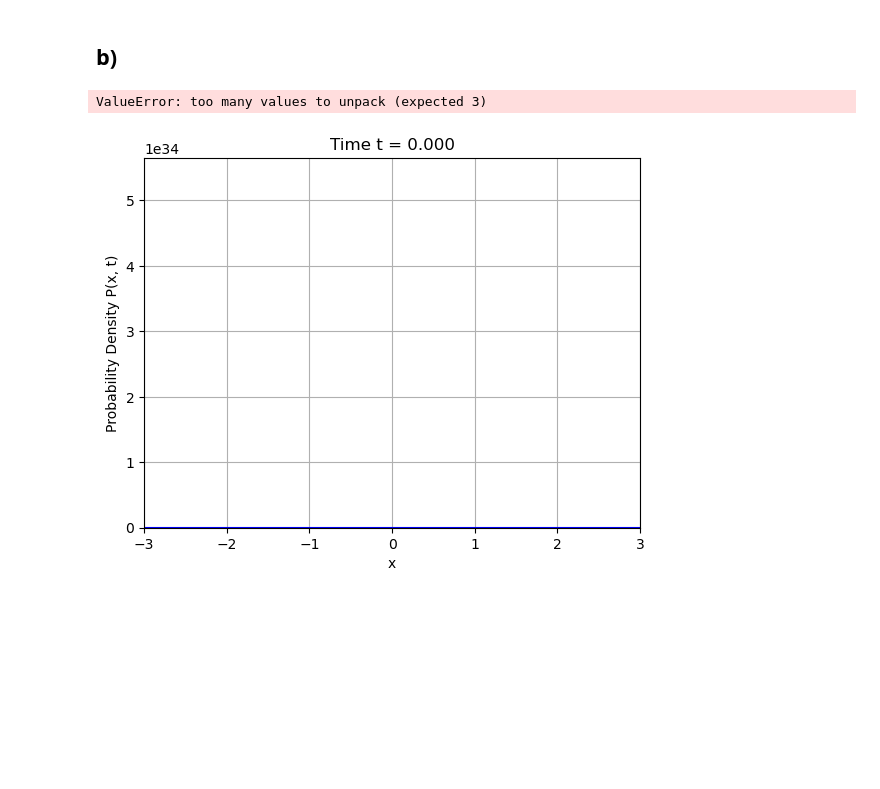
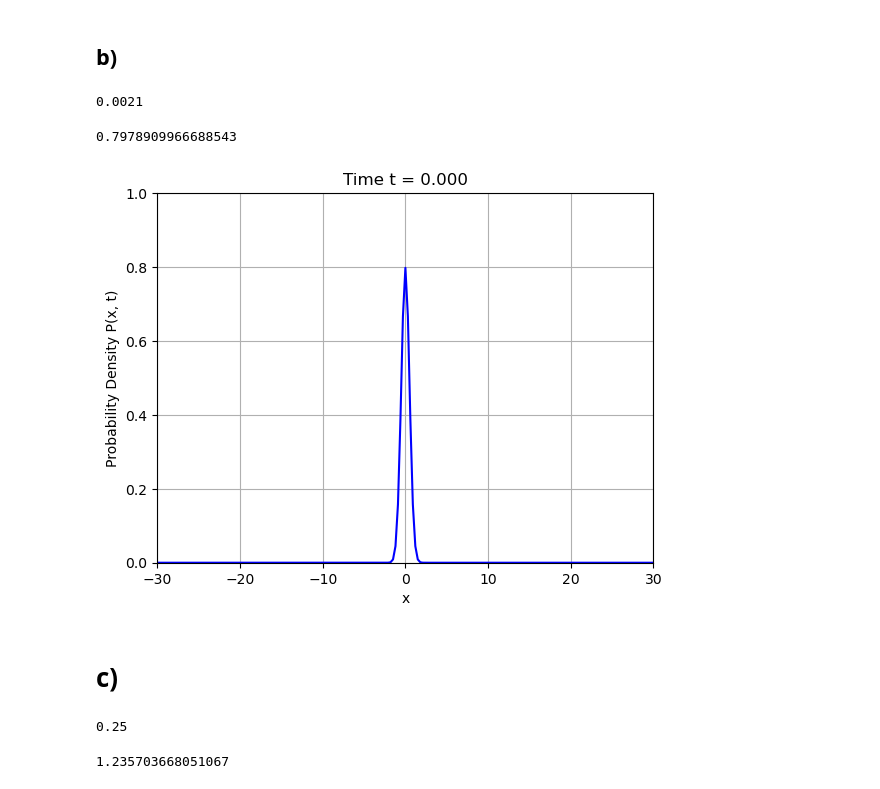
Before and after one commit to caioacleao/Hackaquantum---QS2024-, a Jupyter notebook: Hackaquantum/BEC/Problem 3/Problem 2-3.ipynb, the cells around one changed output. Drawn from its saved outputs; the diff is of its cells as text; code cells hidden in the pictures; blank space fills up the shorter version.

```diff
--- a/Hackaquantum/BEC/Problem 3/Problem 2-3.ipynb
+++ b/Hackaquantum/BEC/Problem 3/Problem 2-3.ipynb
@@ -95,15 +156,15 @@ print(deltat)
 # %%
 fig, ax = plt.subplots()
 
-skipsize = 10  # Set your desired skip size here
+skipsize = 20  # Set your desired skip size here
 
 def animate(i):
     ax.clear()
     # i is the actual frame index after skipping
-    ax.plot(x, P[:, i], color='blue')
+    ax.plot(x, P_A[:, i], color='blue')
     # Set plot limits
     ax.set_xlim(x[0], x[-1])
-    ax.set_ylim(0, 15)
+    ax.set_ylim(0, 1)
     ax.set_xlabel('x')
     ax.set_ylabel('Probability Density P(x, t)')
     ax.set_title(f'Time t = {t[i]:.3f}')
@@ -137,46 +193,54 @@ plt.show()
 # %% [markdown]
 ## b)
-# %%
-def initialstateb(x):
-    return ((2/np.pi)**(1/4))*np.exp(-(x**2))
-
-P,x,t = visscheralgorithm(potential,initialstatea,0.5,20,5)
-# %% [output]
-ValueError: too many values to unpack (expected 3)
+# %%
+def initialstateb(x):
+    return ((2/np.pi)**(1/4))*np.exp(-(x**2))
+
+x,t,R,I,deltat = visscheralgorithm(potential,initialstateb,0.3,30,10)
+ # Calculate probability density
+P_B = np.zeros_like(R)
+for i in range(R.shape[0]-1):
+    for j in range(R.shape[1]-2):
+        P_B[i,j] = (R[i,j]**2)+ I[i,j]*I[i,j+1]
+print(deltat)
+P_B.max()
+# %% [output]
+0.0021
+0.7978909966688543
 # %%
 fig, ax = plt.subplots()
 
-skipsize = 20  # Set your desired skip size here
+skipsize = 20
 
 def animate(i):
     ax.clear()
-    # i is the actual frame index after skipping
-    ax.plot(x, P[:,i], color='blue')
-    # Set plot limits
+    ax.plot(x, P_B[:, i], color='blue')
     ax.set_xlim(x[0], x[-1])
-    ax.set_ylim(0, P.max() * 1.1)
+    ax.set_ylim(0, 1)
     ax.set_xlabel('x')
     ax.set_ylabel('Probability Density P(x, t)')
     ax.set_title(f'Time t = {t[i]:.3f}')
     ax.grid(True)
 
-# Create a list of frame indices, selecting every 'skipsize' frame
+#list of frame indices
 frame_indices = range(0, len(t), skipsize)
 
-# Adjust the interval to maintain the total animation duration
+
 original_interval = 50  # Original interval in milliseconds
 adjusted_interval = original_interval * skipsize
 
-# Create the animation object
+# animation object
 anim = FuncAnimation(
     fig,
     animate,
-    frames=frame_indices,   # Use the list of skipped frames
-    interval=adjusted_interval,  # Adjust interval accordingly
+    frames=frame_indices,   # list of skipped frames
+    interval=adjusted_interval,
     repeat=False
 )
 
 # Save the animation as a GIF
 anim.save('probability_density_evolution_b.gif', writer='pillow', fps=20)
 # %% [output]
-[figure, old version]
+[figure, new version]
+# %% [markdown]
+# c)
@@ -182,0 +339,25 @@ anim.save('probability_density_evolution_b.gif', writer='pillow', fps=20)
+# %%
+
+# Potential function (V=0 for this specific problem)
+def potential(x):
+    return 0.0
+def initialstatecimag(x):
+    return 0.0
+
+# Nonlinear parameter U0
+U0 = -2
+# Define the initial wavefunction components
+def initialstatec(x):
+    return 1.0 / (np.sqrt(2) * np.cosh(x))
+
+x,t,R,I,deltat = visscheralgorithmnonlinear(potential,initialstatec,initialstatecimag,0.5,30,6,U0)
+ # Calculate probability density
+P_C = np.zeros_like(R)
+for i in range(R.shape[0]-1):
+    for j in range(R.shape[1]-2):
+        P_C[i,j] = (R[i,j]**2)+ I[i,j]*I[i,j+1]
+print(deltat)
+P_C.max()
+# %% [output]
+0.25
+1.235703668051067
```
Also changed, not shown: parts of 9 cells of this notebook, 3 other files.
